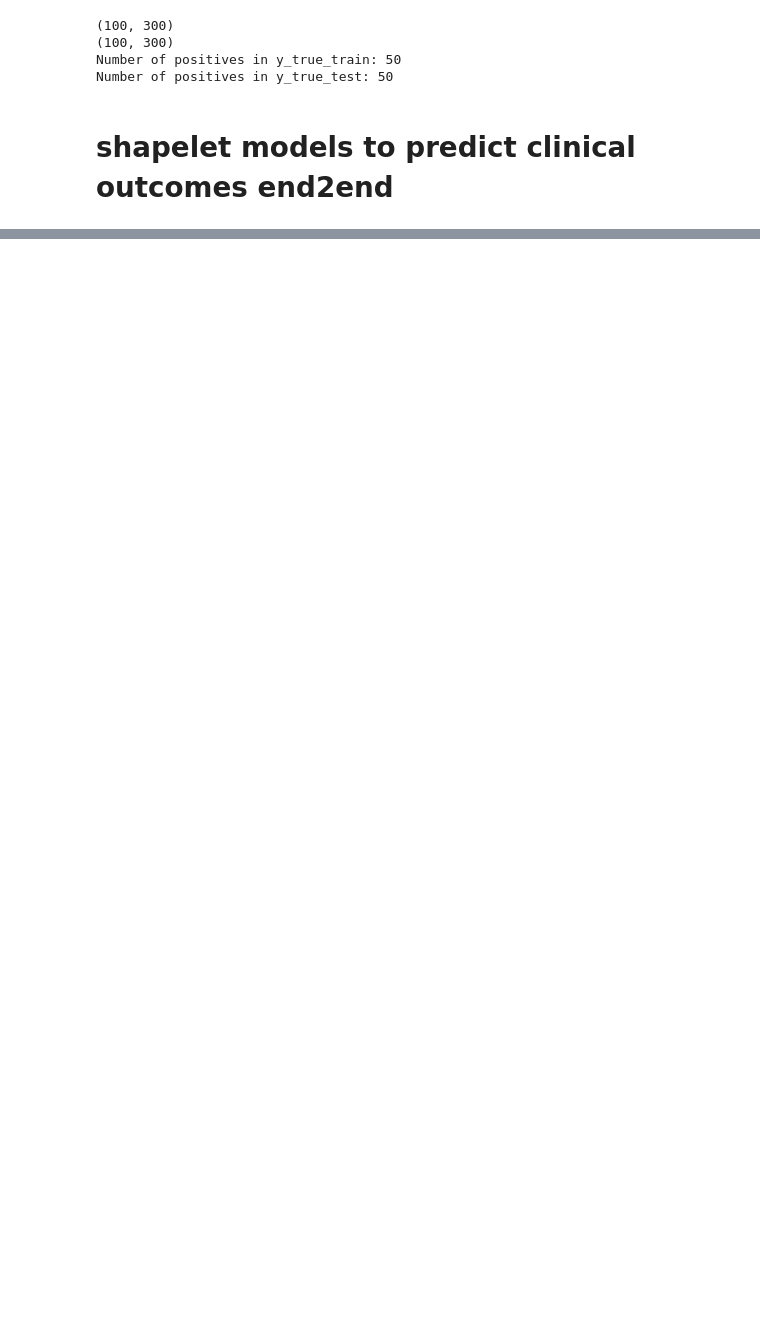
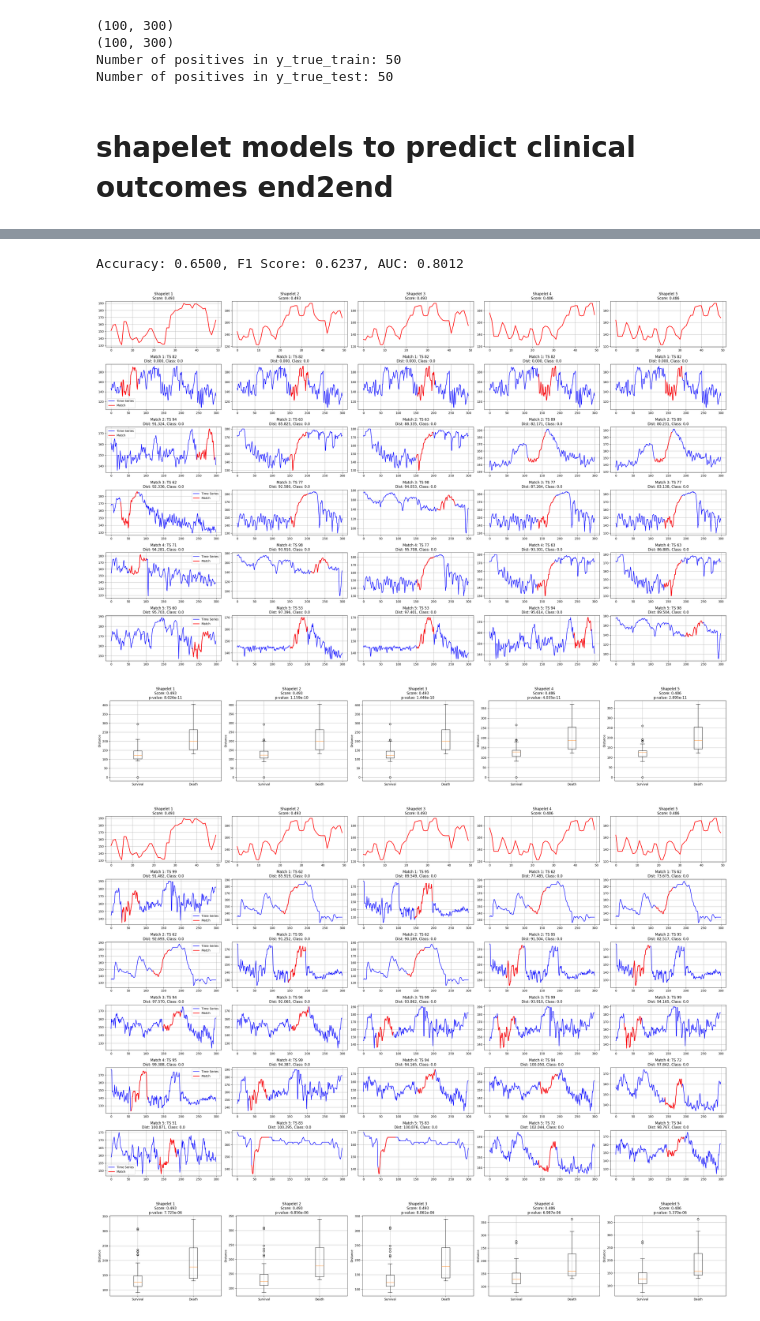
Before and after one commit to JiaxingQiu/llm_nicu_vitalsigns, a Jupyter notebook: script/CLIP/test_classifier_shapelet.ipynb, the cells around one changed output, grey strips where cells are left out. Drawn from its saved outputs; the diff is of its cells as text; code cells hidden in the pictures; blank space fills up the shorter version.

Commit message:
use shapelet detection to interpret CLIP classification

```diff
--- a/script/CLIP/test_classifier_shapelet.ipynb
+++ b/script/CLIP/test_classifier_shapelet.ipynb
@@ -251,0 +142,12 @@ Training classifier...
+# %%
+# find number of jobs available
+n_jobs = os.cpu_count() - 4
+
+clf = FastShapeletClassifier(
+    min_length=50,    # 1 minute
+    max_length=200,   # 2 minutes
+    step_size=50,
+    n_shapelets=5,
+    n_jobs=n_jobs#
+)
+clf.fit(X_train, y_train)
@@ -251,0 +160,24 @@ Training classifier...
+# %%
+
+y_pred = clf.predict(X_test)
+y_prob = clf.predict_proba(X_test)
+
+
+# Get performance metrics
+accuracy = accuracy_score(y_test, y_pred)
+f1 = f1_score(y_test, y_pred)
+auc = roc_auc_score(y_test, y_prob[:,1])
+print(f"Accuracy: {accuracy:.4f}, F1 Score: {f1:.4f}, AUC: {auc:.4f}")
+# Get learned shapelets
+shapelets = clf.get_shapelets()
+
+plot_all_shapelet_matches_grid(clf, X_train, y_train, n_matches=5)
+shapelet_metrics = analyze_shapelet_discrimination(clf, X_train, y_train)
+plot_all_shapelet_matches_grid(clf, X_test, y_test, n_matches=5)
+shapelet_metrics = analyze_shapelet_discrimination(clf, X_test, y_test)
+# %% [output]
+Accuracy: 0.6500, F1 Score: 0.6237, AUC: 0.8012
+[figure, added]
+[figure, added]
+[figure, added]
+[figure, added]
```
Also changed, not shown: parts of 5 cells of this notebook, 6 other files.
